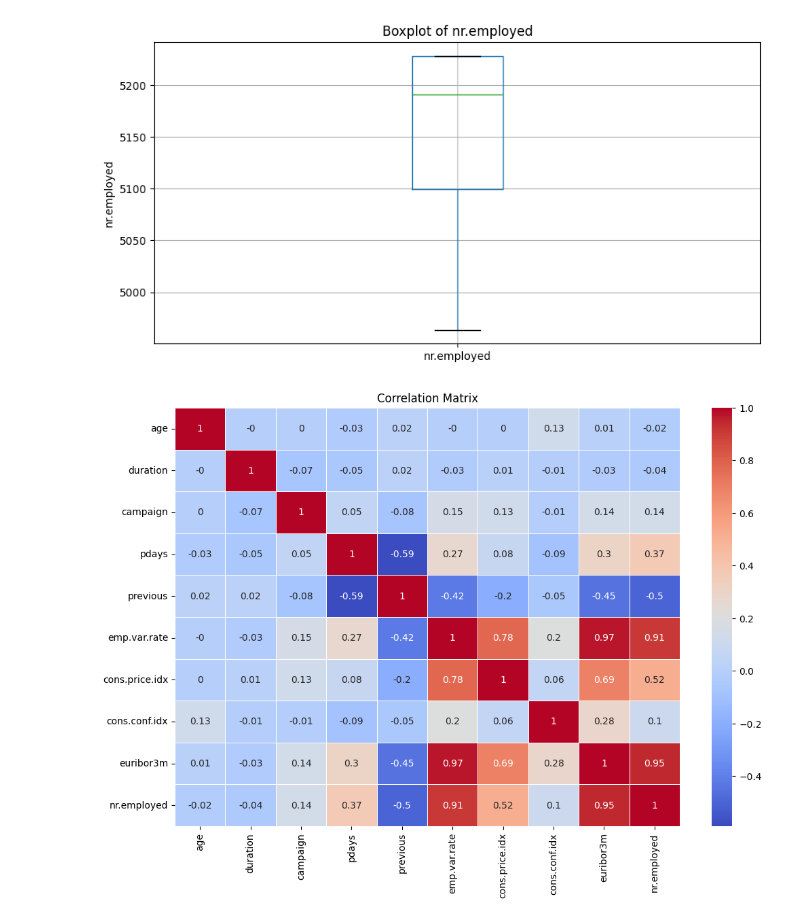
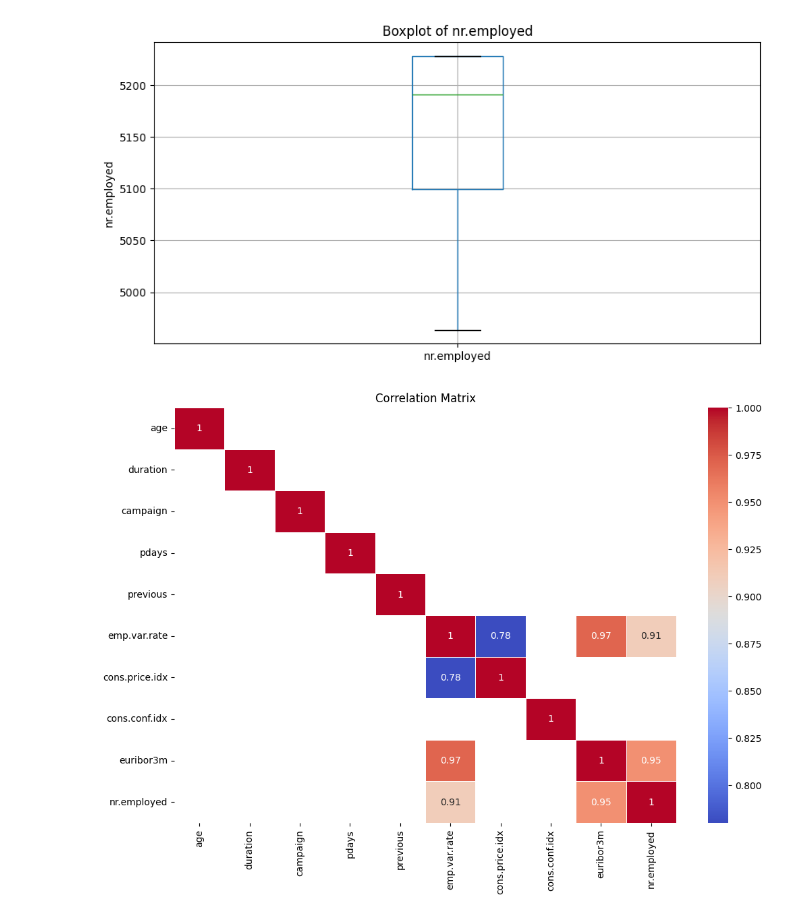
Before and after one commit to ju4n-avendanoa/Diplomado, a Jupyter notebook: Bank_Marketing.ipynb, the cells around one changed output. Cells and saved outputs as stored; diff of their text form; code cells hidden in the pictures.

```diff
--- a/Bank_Marketing.ipynb
+++ b/Bank_Marketing.ipynb
@@ -79,0 +106,3 @@ df.head()
+# %%
+df.drop_duplicates(inplace=True)
+df.shape
@@ -145 +187,33 @@ def return_numerical(df):
+# %%
+def lista_columnas_categoricas(df):
+
+    categorical_columns = [
+        column_name for column_name in df if df[column_name].dtype == "O"
+    ]
+    return categorical_columns
+
+
+def lista_columnas_numericas(df):
+
+    return list(set(df.columns) - set(lista_columnas_categoricas(df)))
+
+
+def columnas_categoricas(df):
+
+    return df.select_dtypes("O")
+
+
+def columnas_numericas(df):
+    return df.select_dtypes(include=[np.number])
+
+
+def check_normal(df):
+    fig, axes = plt.subplots(1, len(lista_columnas_numericas(df)), figsize=(70, 10))
+
+    for i, numeric_column_name in enumerate(
+        list(set(df.columns) - set(lista_columnas_categoricas(df)))
+    ):
+
+        sns.histplot(df[numeric_column_name], ax=axes[i], kde=True)
+        plt.title(f"Distribution of {numeric_column_name}")
 # %%
@@ -192,17 +278,20 @@ boxplot_charts(df)
 [figure]
 [figure]
 # %%
-numeric_df = df.select_dtypes(include=['float64', 'int64'])
+numeric_df = columnas_numericas(df)
 
 correlation_matrix = numeric_df.corr().round(2)
+corr_greater_than_75 = correlation_matrix[correlation_matrix >= 0.75]
+
 
 plt.figure(figsize=(12, 8))
-sns.heatmap(correlation_matrix, annot=True, cmap='coolwarm', linewidths=0.5)
-plt.title('Correlation Matrix')
+sns.heatmap(corr_greater_than_75, annot=True, cmap="coolwarm", linewidths=0.5)
+plt.title("Correlation Matrix")
 plt.show()
+
 correlation_matrix
 # %% [output]
-[figure, old version]
+[figure, new version]
 |  | age | duration | campaign | pdays | previous | emp.var.rate | cons.price.idx | cons.conf.idx | ... |
 | age | 1.00 | -0.00 | 0.00 | -0.03 | 0.02 | -0.00 | 0.00 | 0.13 | ... |
 | duration | -0.00 | 1.00 | -0.07 | -0.05 | 0.02 | -0.03 | 0.01 | -0.01 | ... |
```
Also changed, not shown: parts of 30 cells of this notebook, 2 other files.
